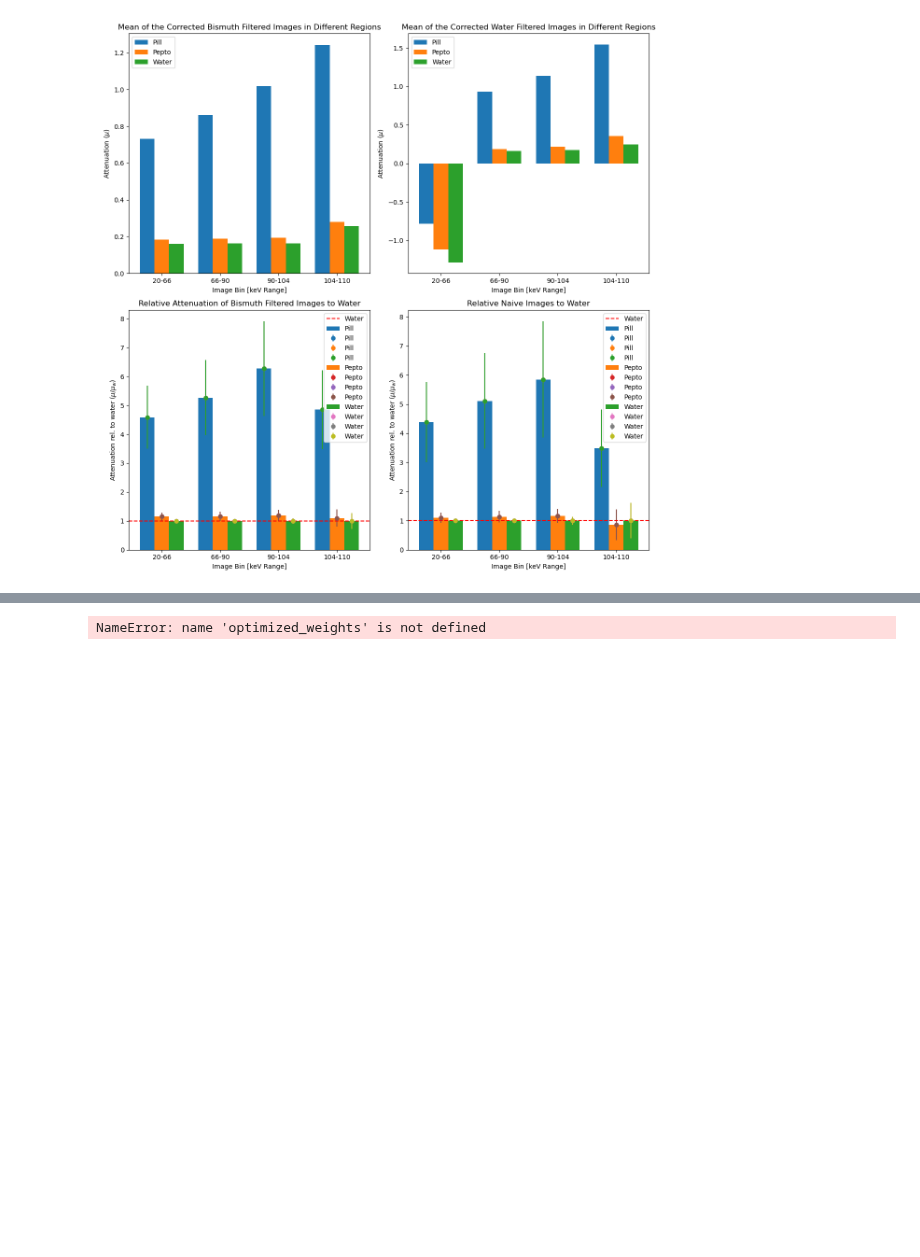
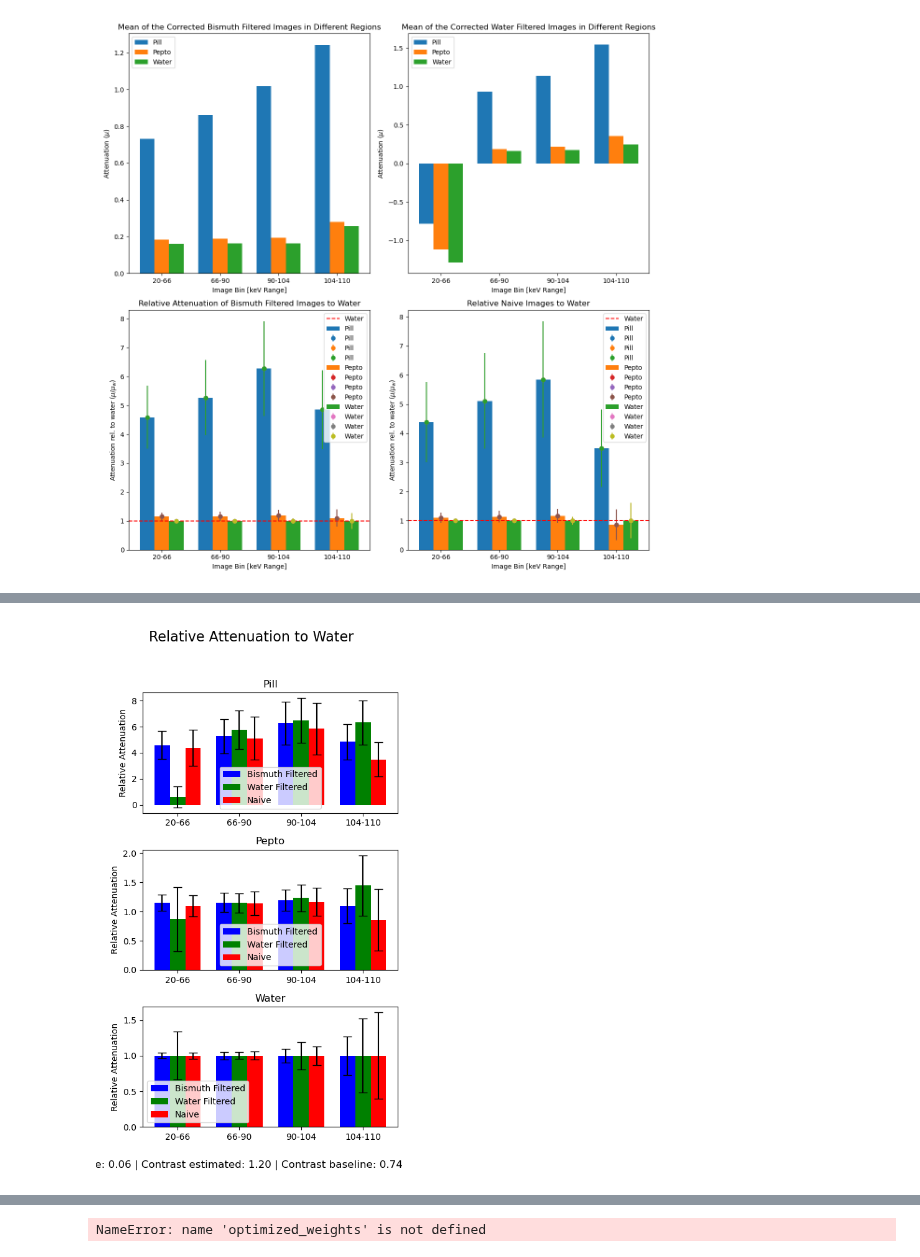
Before and after one commit to jerichooconnell/work-dfci, a Jupyter notebook: 9-PCCT_Magdalena_results/reformated_image_analysis_comparison.ipynb, the cells around one changed output, grey strips where cells are left out. Saved outputs shown, nothing was run; the diff lists cells and outputs as text; code cells hidden in the pictures; blank space fills up the shorter version.

```diff
--- a/9-PCCT_Magdalena_results/reformated_image_analysis_comparison.ipynb
+++ b/9-PCCT_Magdalena_results/reformated_image_analysis_comparison.ipynb
@@ -531,0 +508,85 @@ NameError: name 'alpha' is not defined
+# %%
+import numpy as np
+import matplotlib.pyplot as plt
+import pandas as pd
+
+# Data from the provided tables
+bismuth_filt_df = pd.DataFrame({
+    '20-66': [4.585261, 1.151200, 1.000000],
+    '66-90': [5.265704, 1.152534, 1.000000],
+    '90-104': [6.269218, 1.195908, 1.000000],
+    '104-110': [4.848708, 1.096597, 1.000000]
+}, index=['Pill', 'Pepto', 'Water'])
+
+bismuth_std = pd.DataFrame({
+    '20-66': [1.087430, 0.141859, 0.039697],
+    '66-90': [1.296717, 0.162951, 0.052310],
+    '90-104': [1.633860, 0.181210, 0.094769],
+    '104-110': [1.360958, 0.296475, 0.271013]
+}, index=['Pill', 'Pepto', 'Water'])
+
+water_filt_df = pd.DataFrame({
+    '20-66': [0.608341, 0.870074, 1.000000],
+    '66-90': [5.753624, 1.145057, 1.000000],
+    '90-104': [6.470467, 1.229878, 1.000000],
+    '104-110': [6.329329, 1.444016, 1.000000]
+}, index=['Pill', 'Pepto', 'Water'])
+
+water_std = pd.DataFrame({
+    '20-66': [0.803667, 0.547859, 0.335812],
+    '66-90': [1.486358, 0.166899, 0.048715],
+    '90-104': [1.722716, 0.230285, 0.192157],
+    '104-110': [1.696036, 0.516644, 0.520308]
+}, index=['Pill', 'Pepto', 'Water'])
+
+unfilt_df = pd.DataFrame({
+    '20-66': [4.378006, 1.095075, 1.000000],
+    '66-90': [5.109533, 1.138545, 1.000000],
+    '90-104': [5.848205, 1.164750, 1.000000],
+    '104-110': [3.489448, 0.856143, 1.000000]
+}, index=['Pill', 'Pepto', 'Water'])
+
+unfilt_std = pd.DataFrame({
+    '20-66': [1.378567, 0.178578, 0.042703],
+    '66-90': [1.642424, 0.198748, 0.058520],
+    '90-104': [1.989837, 0.237403, 0.132520],
+    '104-110': [1.324328, 0.529932, 0.607910]
+}, index=['Pill', 'Pepto', 'Water'])
+
+# Plotting
+fig, axs = plt.subplots(3, 1, figsize=(5,9))
+fig.suptitle('Relative Attenuation to Water', fontsize=16)
+
+# Function to plot bar charts with error bars
+def plot_bars(ax, df1, df2, df3, std1, std2, std3, title):
+    x = np.arange(len(df1.columns))
+    width = 0.25
+
+    ax.bar(x - width, df1.loc[title], width, label='Bismuth Filtered', color='b', yerr=np.abs(std1.loc[title]), capsize=5)
+    ax.bar(x, df2.loc[title], width, label='Water Filtered', color='g', yerr=np.abs(std2.loc[title]), capsize=5)
+    ax.bar(x + width, df3.loc[title], width, label='Naive', color='r', yerr=np.abs(std3.loc[title]), capsize=5)
+
+    ax.set_xticks(x)
+    ax.set_xticklabels(df1.columns)
+    ax.set_title(title)
+    ax.legend()
+    ax.set_ylabel('Relative Attenuation')
+
+# Plotting the data
+plot_bars(axs[0], bismuth_filt_df, water_filt_df, unfilt_df, bismuth_std, water_std, unfilt_std, 'Pill')
+plot_bars(axs[1], bismuth_filt_df, water_filt_df, unfilt_df, bismuth_std, water_std, unfilt_std, 'Pepto')
+plot_bars(axs[2], bismuth_filt_df, water_filt_df, unfilt_df, bismuth_std, water_std, unfilt_std, 'Water')
+
+# Annotations for CNR and contrast
+cnr = 0.1061096646864527
+cnr_baseline = 0.06086887139868816
+contrast = 1.204763401201439
+contrast_baseline = 0.7386720427339872
+contrast_pepto = 129.9257156845608
+
+fig.text(0.5, 0.02, f'CNR estimated: {cnr:.2f} | CNR baseline: {cnr_baseline:.2f} | Contrast estimated: {contrast:.2f} | Contrast baseline: {contrast_baseline:.2f} | Contrast estimated pepto: {contrast_pepto:.2f}', ha='center', fontsize=12)
+
+plt.tight_layout(rect=[0, 0.05, 1, 0.95])
+plt.show()
+# %% [output]
+[figure, added]
```
Also changed, not shown: parts of 6 cells of this notebook, 24 other files.
